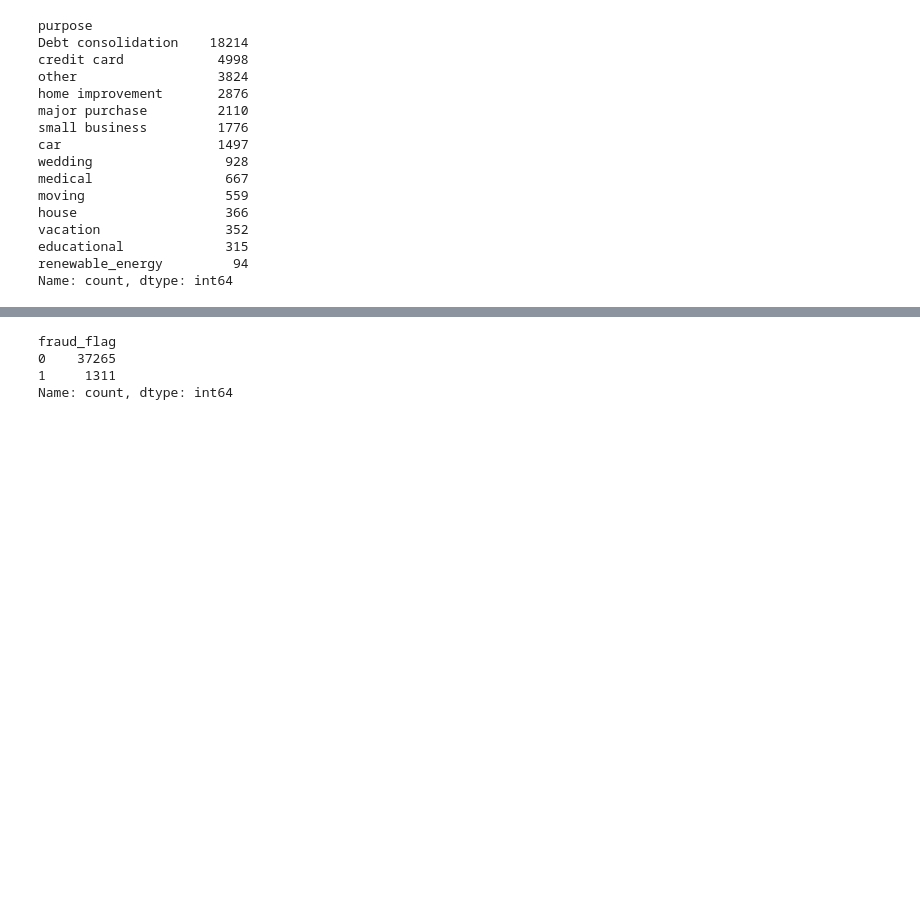
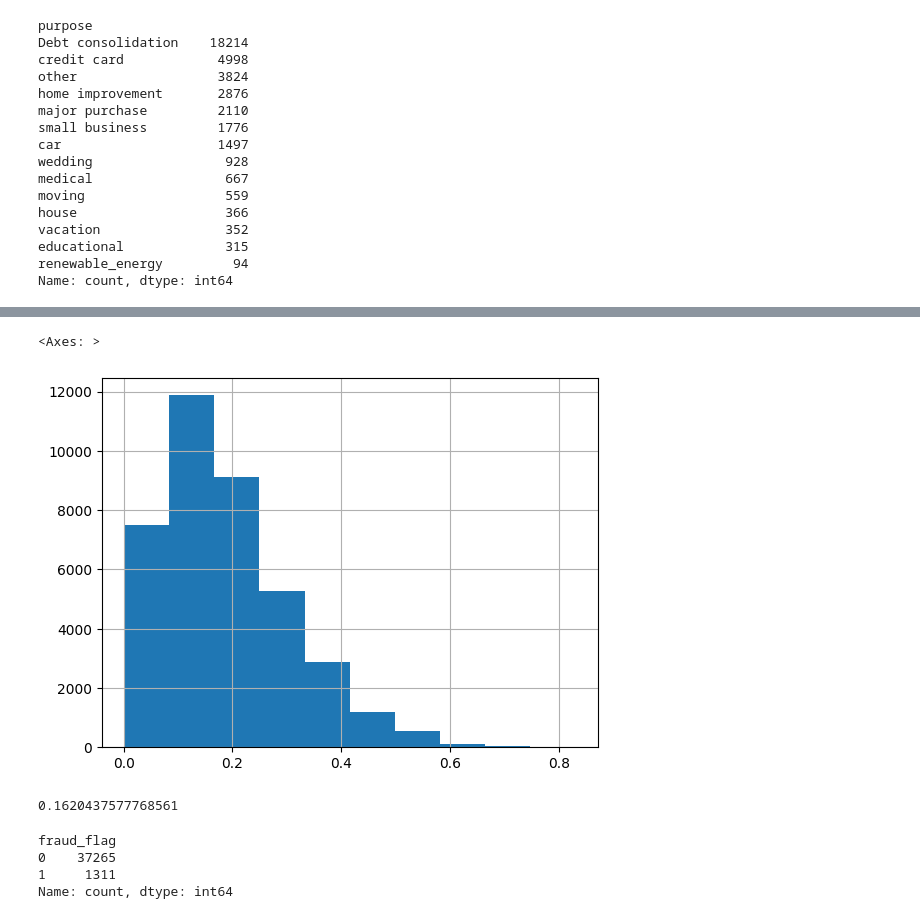
Before and after one commit to muralikandan/capstone, a Jupyter notebook: fraud_detection_model.ipynb, the cells around one changed output, grey strips where cells are left out. Cells and saved outputs as stored; diff of their text form; code cells hidden in the pictures; blank space fills up the shorter version.

```diff
--- a/fraud_detection_model.ipynb
+++ b/fraud_detection_model.ipynb
@@ -123,3 +134,14 @@ loan_df['loan_to_income'] = loan_df['loan_amount'] / loan_df['annual_income']
+# %%
+#histogram of loan_to_income with x-axis label as 'Loan to Income'
+loan_df['loan_to_income'].hist(bins=10)
+# %% [output]
+<Axes: >
+[figure, added]
+# %%
+# percentage loan_to_income above 0.3
+loan_df[loan_df['loan_to_income'] > 0.3].shape[0] / loan_df.shape[0]
+# %% [output]
+0.1620437577768561
 # %%
 #Loan_to_income is more than 0.3 and previous loan status
 #set fraud_flag as 1 if above condition met otherwise 0
```
Also changed, not shown: parts of 17 cells of this notebook.
